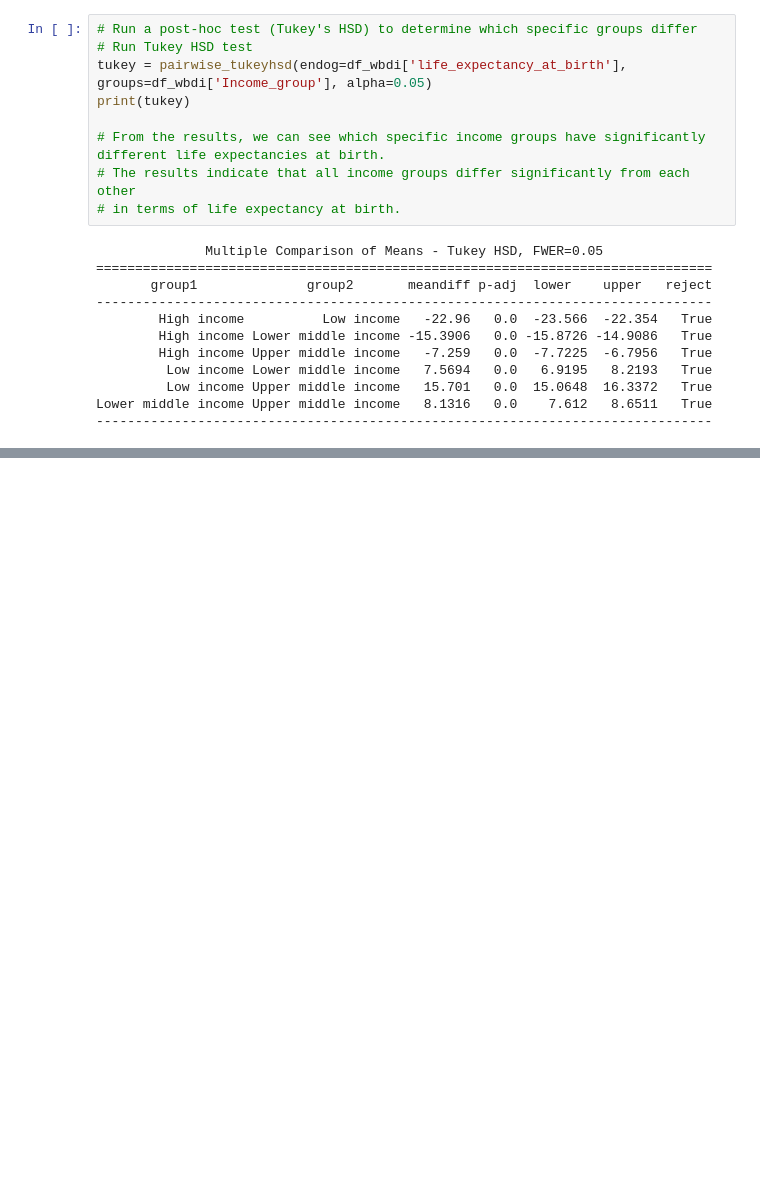
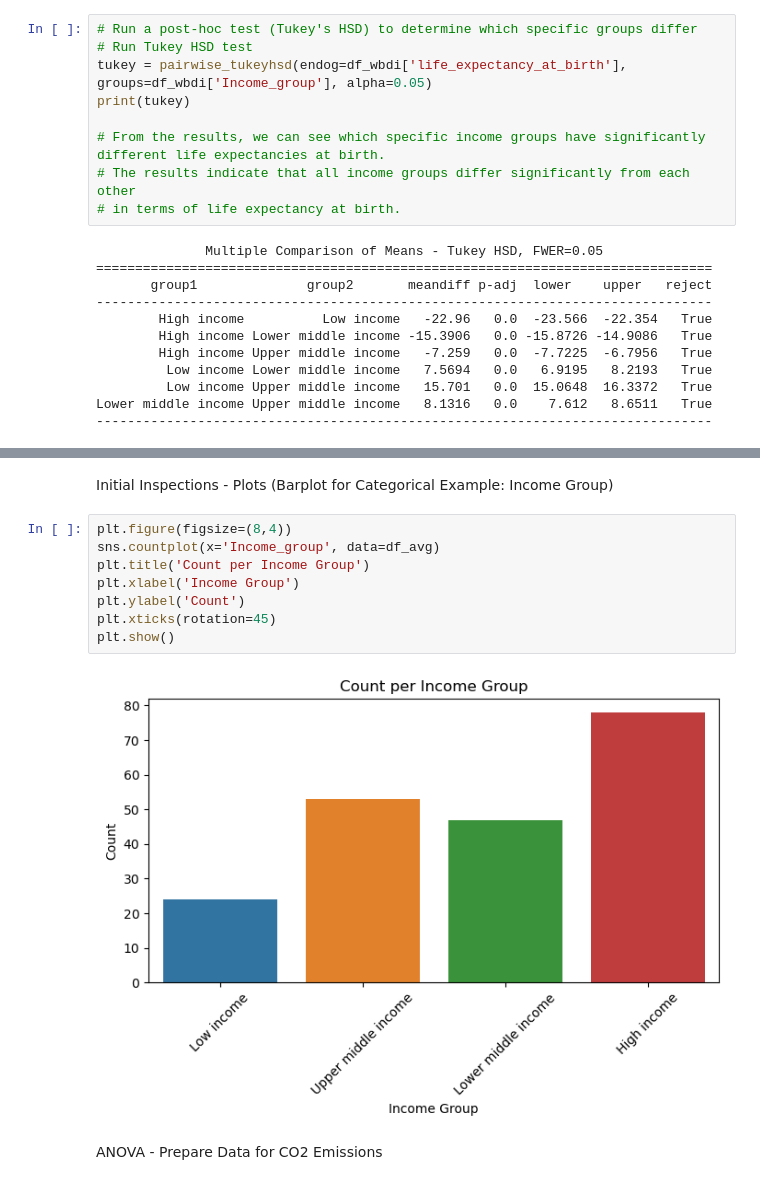
Before and after one commit to kellymegan/ASDA_2025_Group_2_Portfolio_, a Jupyter notebook: notebooks/week_05_group_2_notebook.ipynb, the cells around one changed output, grey strips where cells are left out. Cells and saved outputs as stored; diff of their text form; blank space fills up the shorter version.

```diff
--- a/notebooks/week_05_group_2_notebook.ipynb
+++ b/notebooks/week_05_group_2_notebook.ipynb
@@ -246,0 +261,14 @@ Lower middle income Upper middle income   8.1316   0.0    7.612   8.6511   True
+# %% [markdown]
+Initial Inspections - Plots (Barplot for Categorical Example: Income Group)
+# %%
+plt.figure(figsize=(8,4))
+sns.countplot(x='Income_group', data=df_avg)
+plt.title('Count per Income Group')
+plt.xlabel('Income Group')
+plt.ylabel('Count')
+plt.xticks(rotation=45)
+plt.show()
+# %% [output]
+[figure, added]
+# %% [markdown]
+ANOVA - Prepare Data for CO2 Emissions
```
Also changed, not shown: parts of 27 cells of this notebook.
